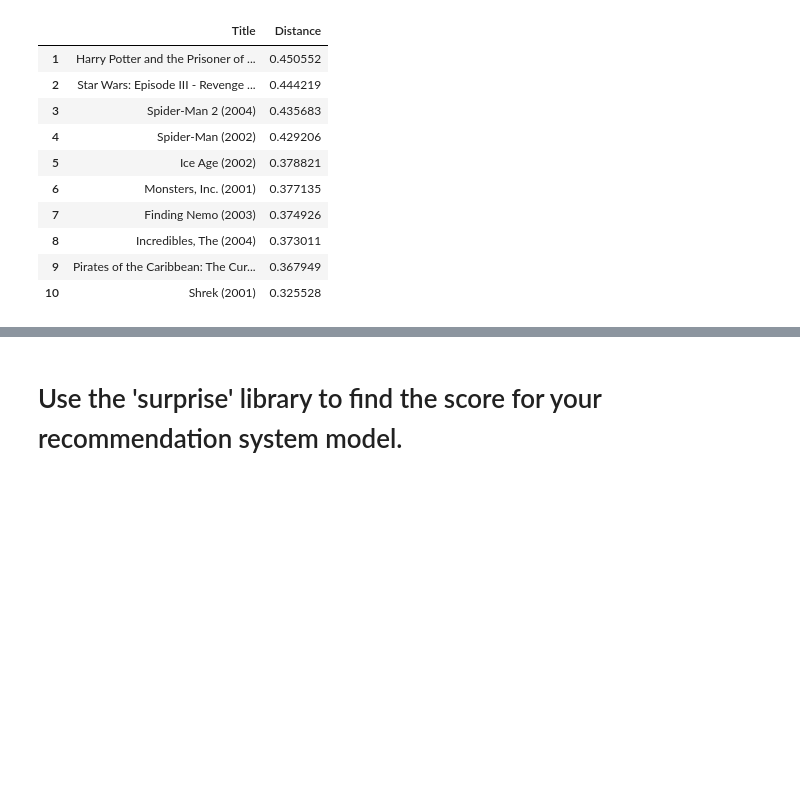
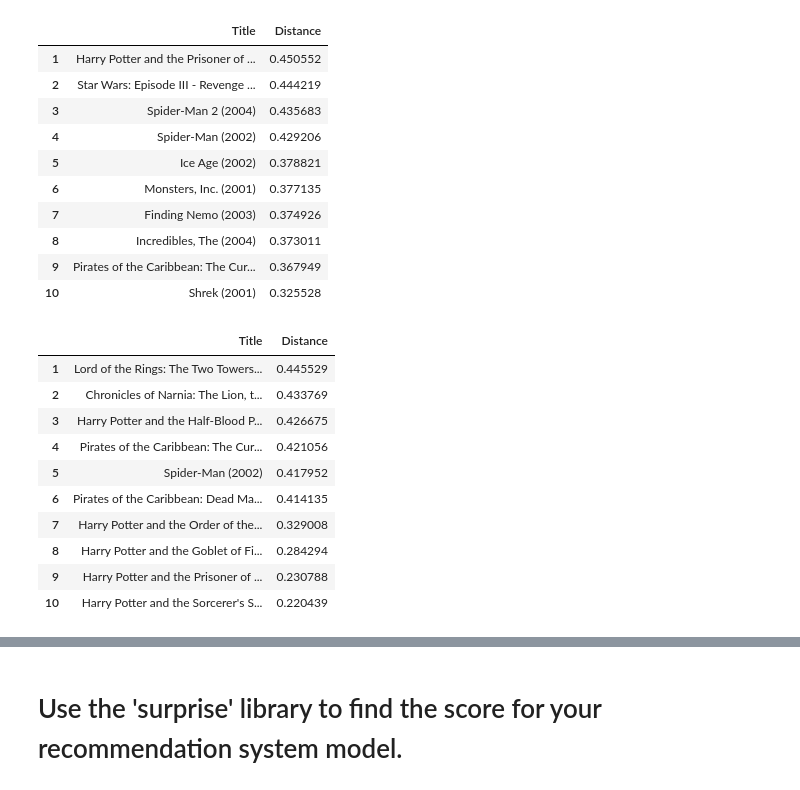
Before and after one commit to asval211/movie_recommendations, a Jupyter notebook: notebooks/alex/movie_recommendation_system.ipynb, the cells around one changed output, grey strips where cells are left out. Cells and saved outputs as stored; diff of their text form; code cells hidden in the pictures; blank space fills up the shorter version.

```diff
--- a/notebooks/alex/movie_recommendation_system.ipynb
+++ b/notebooks/alex/movie_recommendation_system.ipynb
@@ -252,3 +252,17 @@ get_movie_recommendation("Shrek 2")
 | 8 | Incredibles, The (2004) | 0.373011 |
 | 9 | Pirates of the Caribbean: The Cur... | 0.367949 |
 | 10 | Shrek (2001) | 0.325528 |
+# %%
+get_movie_recommendation("Harry Potter and the Chamber of Secrets")
+# %% [output]
+|  | Title | Distance |
+| 1 | Lord of the Rings: The Two Towers... | 0.445529 |
+| 2 | Chronicles of Narnia: The Lion, t... | 0.433769 |
+| 3 | Harry Potter and the Half-Blood P... | 0.426675 |
+| 4 | Pirates of the Caribbean: The Cur... | 0.421056 |
+| 5 | Spider-Man (2002) | 0.417952 |
+| 6 | Pirates of the Caribbean: Dead Ma... | 0.414135 |
+| 7 | Harry Potter and the Order of the... | 0.329008 |
+| 8 | Harry Potter and the Goblet of Fi... | 0.284294 |
+| 9 | Harry Potter and the Prisoner of ... | 0.230788 |
+| 10 | Harry Potter and the Sorcerer's S... | 0.220439 |
```
Also changed, not shown: parts of 8 cells of this notebook, 3 other files.
